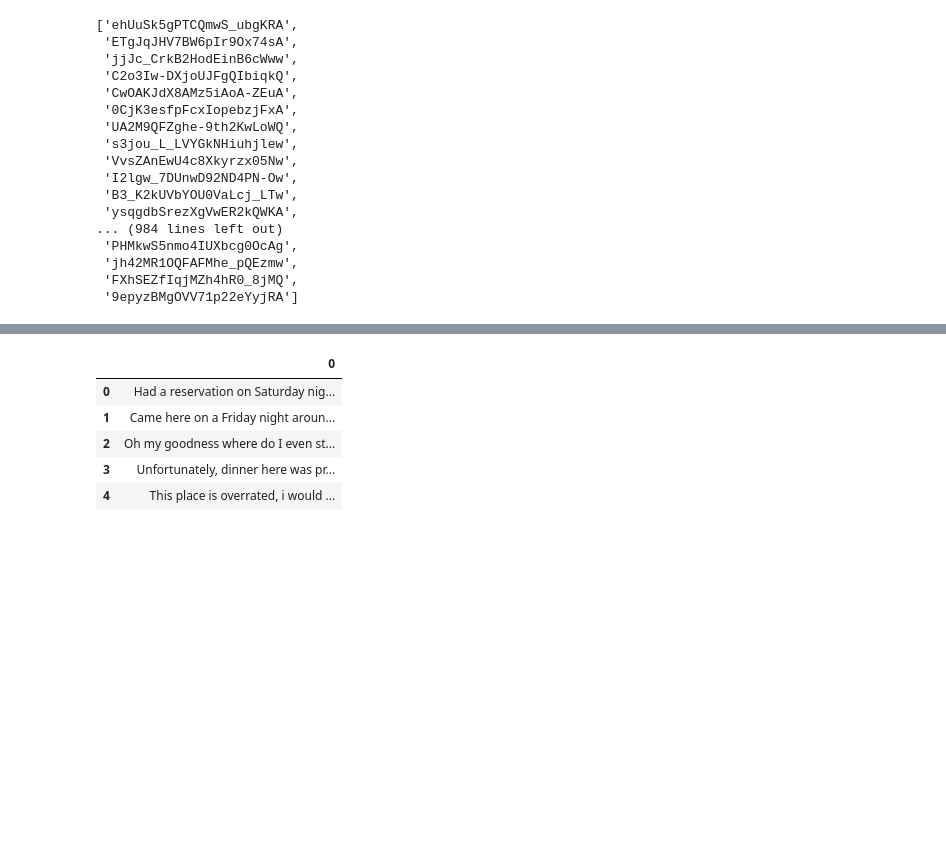
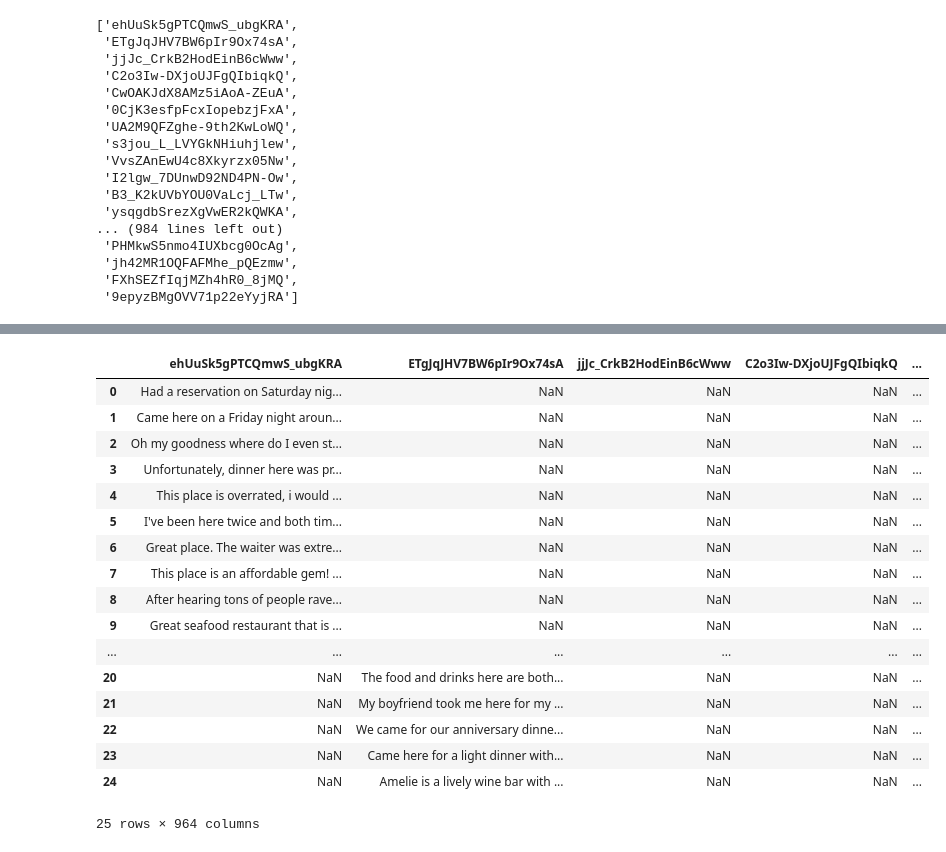
Before and after one commit to hamiltonchangcodes/project_yelp_analysis, a Jupyter notebook: Data Collection - Yelp businesses.ipynb, the cells around one changed output, grey strips where cells are left out. Drawn from its saved outputs; the diff is of its cells as text; code cells hidden in the pictures; blank space fills up the shorter version.

Commit message:
Final Webscrap - excel with data

```diff
--- a/Data Collection - Yelp businesses.ipynb
+++ b/Data Collection - Yelp businesses.ipynb
@@ -177,5 +95,5 @@ Name: price, dtype: float64
 # %%
-df = pd.read_excel("Restaurant_1.xlsx")
+df = pd.read_excel("Restaurant_1.xlsx",index_col=0)
 # %%
 df.head()
 # %% [output]
@@ -295,6 +161,6 @@ all_reviews_section
 # %%
 reviews=[]
 for i in range(len(all_reviews_section)):
-    reviews.append(all_reviews_section[i].text)
+    reviews.append({i:all_reviews_section[i].text})
 # %%
 reviews
@@ -343,7 +183,7 @@ def scrape_list(list_id):
         all_reviews_section = soup.find_all(class_='lemon--span__373c0__3997G',lang='en')
 
         for i in range(len(all_reviews_section)):
-            reviews.append(all_reviews_section[i].text)
+            reviews.append({test_id:all_reviews_section[i].text})
 
     return reviews
 # %%
@@ -375,9 +215,23 @@ full_reviews
 # %%
-df = pd.DataFrame(full_reviews)
+data = pd.DataFrame(full_reviews)
-# %% [output]
-|  | 0 |
-| 0 | Had a reservation on Saturday nig... |
-| 1 | Came here on a Friday night aroun... |
-| 2 | Oh my goodness where do I even st... |
-| 3 | Unfortunately, dinner here was pr... |
-| 4 | This place is overrated, i would ... |
+# %%
+data.head(25)
+# %% [output]
+|  | ehUuSk5gPTCQmwS_ubgKRA | ETgJqJHV7BW6pIr9Ox74sA | jjJc_CrkB2HodEinB6cWww | C2o3Iw-DXjoUJFgQIbiqkQ | ... |
+| 0 | Had a reservation on Saturday nig... | NaN | NaN | NaN | ... |
+| 1 | Came here on a Friday night aroun... | NaN | NaN | NaN | ... |
+| 2 | Oh my goodness where do I even st... | NaN | NaN | NaN | ... |
+| 3 | Unfortunately, dinner here was pr... | NaN | NaN | NaN | ... |
+| 4 | This place is overrated, i would ... | NaN | NaN | NaN | ... |
+| 5 | I've been here twice and both tim... | NaN | NaN | NaN | ... |
+| 6 | Great place. The waiter was extre... | NaN | NaN | NaN | ... |
+| 7 | This place is an affordable gem! ... | NaN | NaN | NaN | ... |
+| 8 | After hearing tons of people rave... | NaN | NaN | NaN | ... |
+| 9 | Great seafood restaurant that is ... | NaN | NaN | NaN | ... |
+| ... | ... | ... | ... | ... | ... |
+| 20 | NaN | The food and drinks here are both... | NaN | NaN | ... |
+| 21 | NaN | My boyfriend took me here for my ... | NaN | NaN | ... |
+| 22 | NaN | We came for our anniversary dinne... | NaN | NaN | ... |
+| 23 | NaN | Came here for a light dinner with... | NaN | NaN | ... |
+| 24 | NaN | Amelie is a lively wine bar with ... | NaN | NaN | ... |
+25 rows × 964 columns
```
Also changed, not shown: parts of 30 cells of this notebook, 1 other file.
